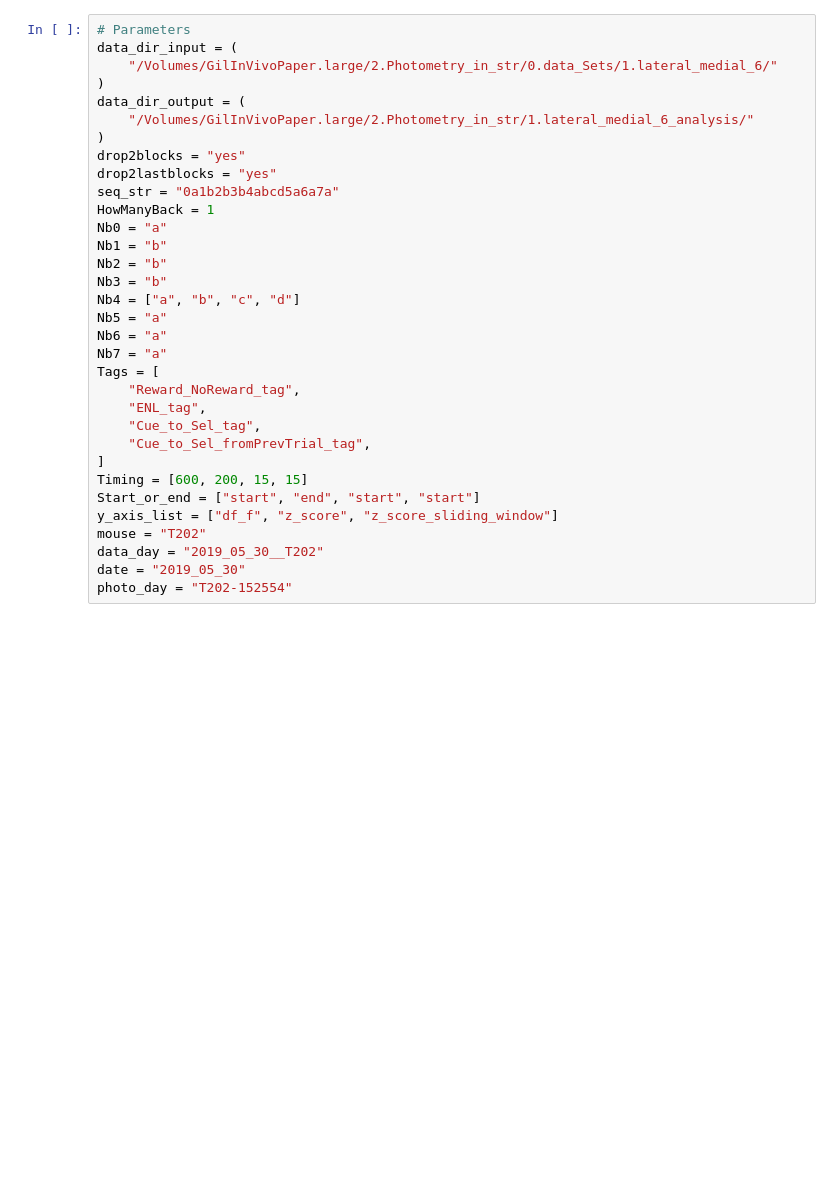
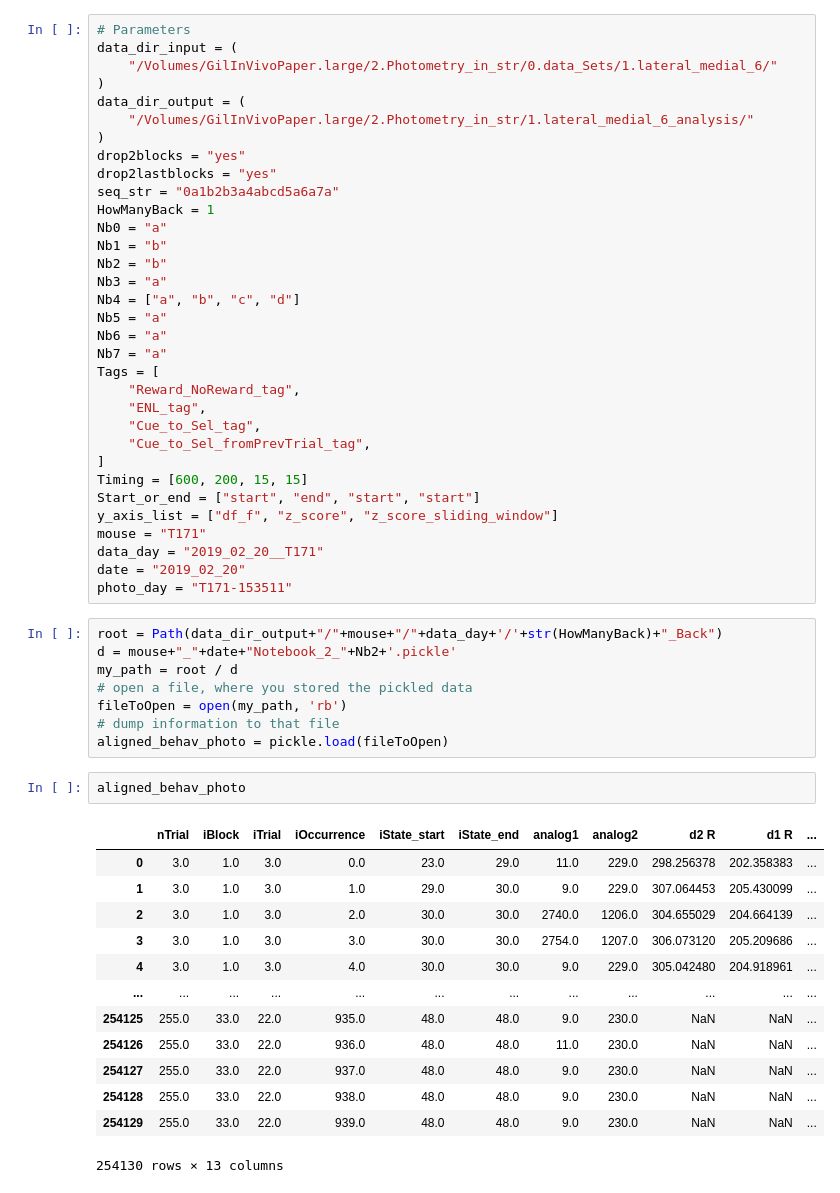
Before and after one commit to gilmandelbaum/analysis-pipeline-for-photometry_ex, a Jupyter notebook: papermill_and_helper_functions/TestOutPut.ipynb, the cells around one changed output. Saved outputs shown, nothing was run; the diff lists cells and outputs as text; blank space fills up the shorter version.

Commit message:
working on data generate notebooks

```diff
--- a/papermill_and_helper_functions/TestOutPut.ipynb
+++ b/papermill_and_helper_functions/TestOutPut.ipynb
@@ -26,12 +31,12 @@ data_dir_output = (
 )
 drop2blocks = "yes"
 drop2lastblocks = "yes"
-seq_str = "0a1b2b3b4abcd5a6a7a"
+seq_str = "0a1b2b3a4abcd5a6a7a"
 HowManyBack = 1
 Nb0 = "a"
 Nb1 = "b"
 Nb2 = "b"
-Nb3 = "b"
+Nb3 = "a"
 Nb4 = ["a", "b", "c", "d"]
 Nb5 = "a"
 Nb6 = "a"
@@ -45,7 +50,31 @@ Tags = [
 Timing = [600, 200, 15, 15]
 Start_or_end = ["start", "end", "start", "start"]
 y_axis_list = ["df_f", "z_score", "z_score_sliding_window"]
-mouse = "T202"
-data_day = "2019_05_30__T202"
-date = "2019_05_30"
-photo_day = "T202-152554"
+mouse = "T171"
+data_day = "2019_02_20__T171"
+date = "2019_02_20"
+photo_day = "T171-153511"
+# %%
+root = Path(data_dir_output+"/"+mouse+"/"+data_day+'/'+str(HowManyBack)+"_Back")
+d = mouse+"_"+date+"Notebook_2_"+Nb2+'.pickle'
+my_path = root / d
+# open a file, where you stored the pickled data
+fileToOpen = open(my_path, 'rb')
+# dump information to that file
+aligned_behav_photo = pickle.load(fileToOpen)
+# %%
+aligned_behav_photo
+# %% [output]
+|  | nTrial | iBlock | iTrial | iOccurrence | iState_start | iState_end | analog1 | analog2 | d2 R | d1 R | ... |
+| 0 | 3.0 | 1.0 | 3.0 | 0.0 | 23.0 | 29.0 | 11.0 | 229.0 | 298.256378 | 202.358383 | ... |
+| 1 | 3.0 | 1.0 | 3.0 | 1.0 | 29.0 | 30.0 | 9.0 | 229.0 | 307.064453 | 205.430099 | ... |
+| 2 | 3.0 | 1.0 | 3.0 | 2.0 | 30.0 | 30.0 | 2740.0 | 1206.0 | 304.655029 | 204.664139 | ... |
+| 3 | 3.0 | 1.0 | 3.0 | 3.0 | 30.0 | 30.0 | 2754.0 | 1207.0 | 306.073120 | 205.209686 | ... |
+| 4 | 3.0 | 1.0 | 3.0 | 4.0 | 30.0 | 30.0 | 9.0 | 229.0 | 305.042480 | 204.918961 | ... |
+| ... | ... | ... | ... | ... | ... | ... | ... | ... | ... | ... | ... |
+| 254125 | 255.0 | 33.0 | 22.0 | 935.0 | 48.0 | 48.0 | 9.0 | 230.0 | NaN | NaN | ... |
+| 254126 | 255.0 | 33.0 | 22.0 | 936.0 | 48.0 | 48.0 | 11.0 | 230.0 | NaN | NaN | ... |
+| 254127 | 255.0 | 33.0 | 22.0 | 937.0 | 48.0 | 48.0 | 9.0 | 230.0 | NaN | NaN | ... |
+| 254128 | 255.0 | 33.0 | 22.0 | 938.0 | 48.0 | 48.0 | 9.0 | 230.0 | NaN | NaN | ... |
+| 254129 | 255.0 | 33.0 | 22.0 | 939.0 | 48.0 | 48.0 | 9.0 | 230.0 | NaN | NaN | ... |
+254130 rows × 13 columns
```
Also changed, not shown: parts of 25 cells of this notebook, 5 other files.
